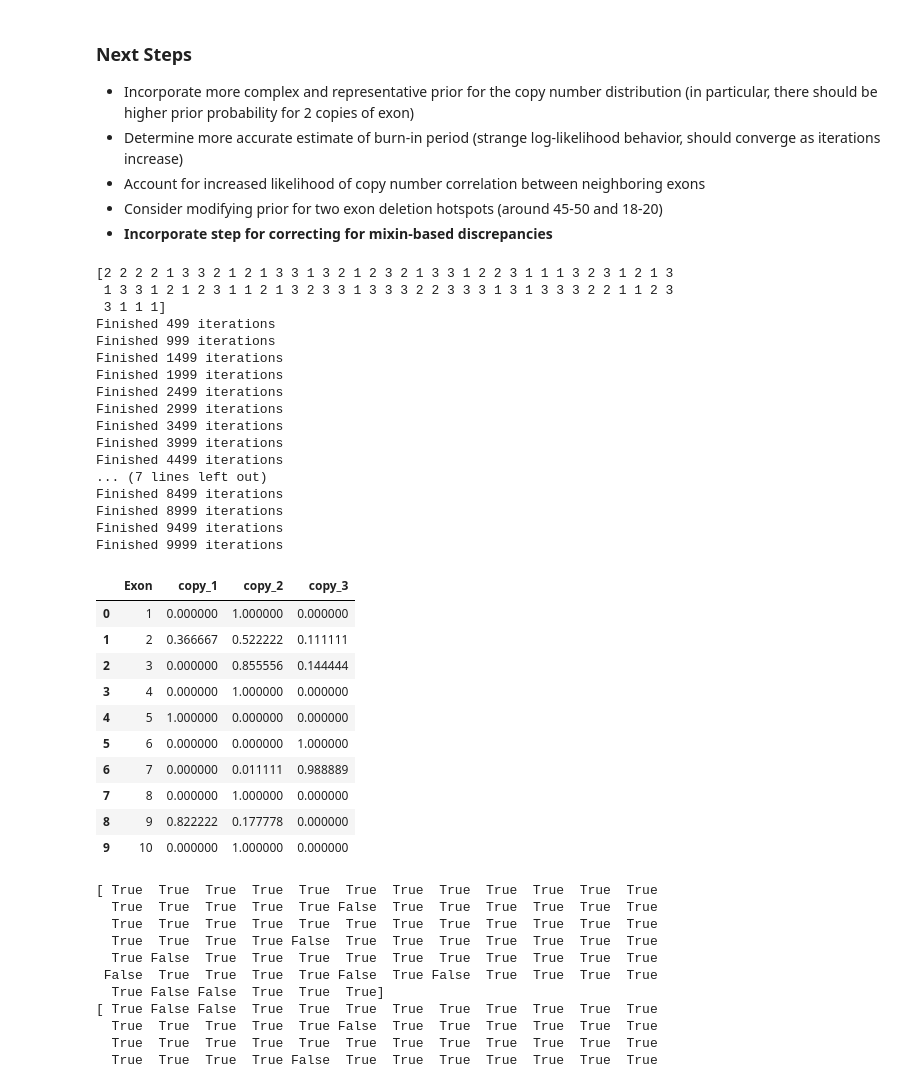
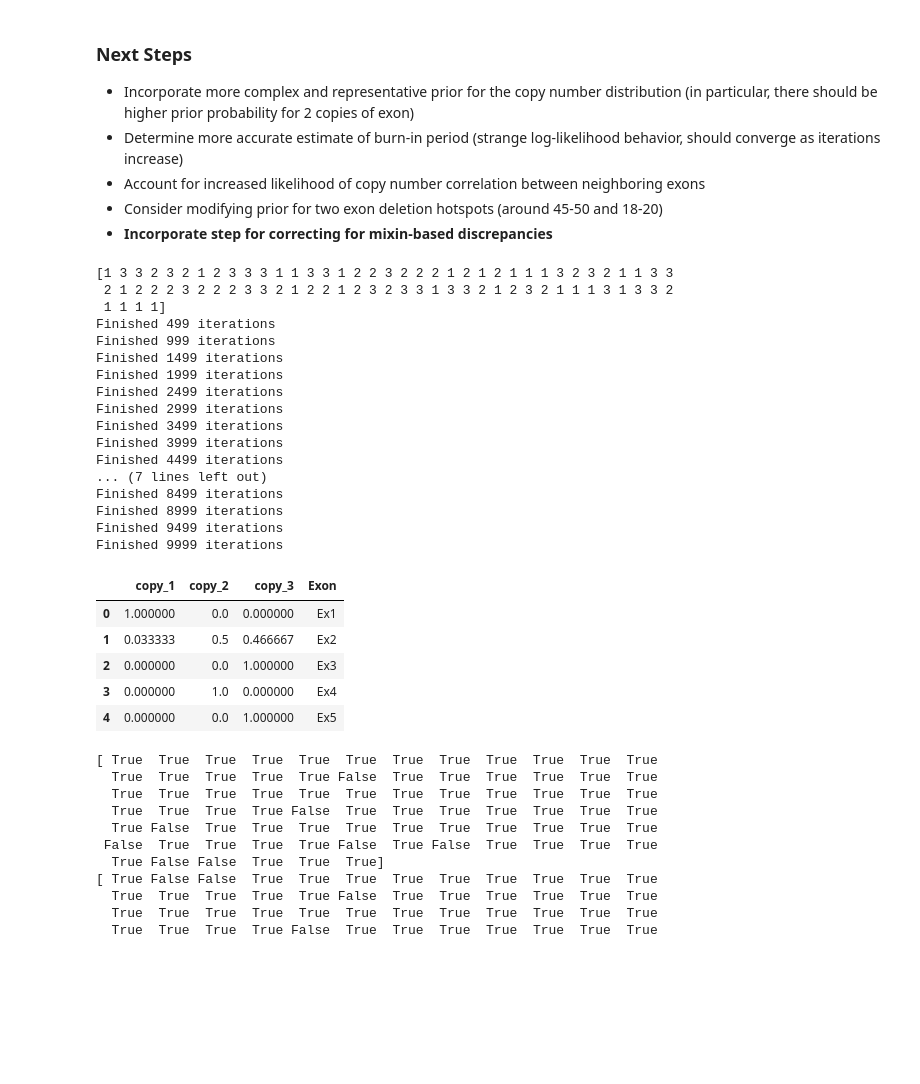
Before and after one commit to vkozareva/geneCNV, a Jupyter notebook: notebooks/Gibbs_sampling_CNV_detection.ipynb, the cells around one changed output. Saved outputs shown, nothing was run; the diff lists cells and outputs as text; code cells hidden in the pictures; blank space fills up the shorter version.

```diff
--- a/notebooks/Gibbs_sampling_CNV_detection.ipynb
+++ b/notebooks/Gibbs_sampling_CNV_detection.ipynb
@@ -197,9 +209,8 @@ def generate_gibbs_df(cnv_support, X_probs, data=None, cnv=None, total_reads=500
                                                 minlength=len(cnv_support)+1)[1:]
     gibbs_data_results = gibbs_data_results / float(len(gibbs_slice))
 
-    gibbs_df = pd.DataFrame(gibbs_data_results, columns =['copy_{}'.format(cnv) for cnv in cnv_support]).reset_index()
-    gibbs_df.rename(columns={'index': 'Exon'}, inplace=True)
-    gibbs_df.Exon = gibbs_df.Exon + 1
+    gibbs_df = pd.DataFrame(gibbs_data_results, columns =['copy_{}'.format(cnv) for cnv in cnv_support])
+    gibbs_df['Exon'] = exon_labels
 
     return gibbs_data, gibbs_data_results, likelihoods, gibbs_df
 # %%
@@ -207,9 +218,9 @@ cnv_support = [1,2,3]
 gibbs_data2, gibbs_data_results2, logliks, gibbs_df2 = generate_gibbs_df(cnv_support, X_probs, total_reads=5000,
                                                                         iterations=10000)
 # %% [output]
-[2 2 2 2 1 3 3 2 1 2 1 3 3 1 3 2 1 2 3 2 1 3 3 1 2 2 3 1 1 1 3 2 3 1 2 1 3
- 1 3 3 1 2 1 2 3 1 1 2 1 3 2 3 3 1 3 3 3 2 2 3 3 3 1 3 1 3 3 3 2 2 1 1 2 3
- 3 1 1 1]
+[1 3 3 2 3 2 1 2 3 3 3 1 1 3 3 1 2 2 3 2 2 2 1 2 1 2 1 1 1 3 2 3 2 1 1 3 3
+ 2 1 2 2 2 3 2 2 2 3 3 2 1 2 2 1 2 3 2 3 3 1 3 3 2 1 2 3 2 1 1 1 3 1 3 3 2
+ 1 1 1 1]
 Finished 499 iterations
 Finished 999 iterations
 Finished 1499 iterations
@@ -225,19 +236,14 @@ Finished 8999 iterations
 Finished 9499 iterations
 Finished 9999 iterations
 # %%
-gibbs_df2.head(10)
+gibbs_df2.head()
 # %% [output]
-|  | Exon | copy_1 | copy_2 | copy_3 |
-| 0 | 1 | 0.000000 | 1.000000 | 0.000000 |
-| 1 | 2 | 0.366667 | 0.522222 | 0.111111 |
-| 2 | 3 | 0.000000 | 0.855556 | 0.144444 |
-| 3 | 4 | 0.000000 | 1.000000 | 0.000000 |
-| 4 | 5 | 1.000000 | 0.000000 | 0.000000 |
-| 5 | 6 | 0.000000 | 0.000000 | 1.000000 |
-| 6 | 7 | 0.000000 | 0.011111 | 0.988889 |
-| 7 | 8 | 0.000000 | 1.000000 | 0.000000 |
-| 8 | 9 | 0.822222 | 0.177778 | 0.000000 |
-| 9 | 10 | 0.000000 | 1.000000 | 0.000000 |
+|  | copy_1 | copy_2 | copy_3 | Exon |
+| 0 | 1.000000 | 0.0 | 0.000000 | Ex1 |
+| 1 | 0.033333 | 0.5 | 0.466667 | Ex2 |
+| 2 | 0.000000 | 0.0 | 1.000000 | Ex3 |
+| 3 | 0.000000 | 1.0 | 0.000000 | Ex4 |
+| 4 | 0.000000 | 0.0 | 1.000000 | Ex5 |
 # %%
 # trying to figure out why the log-likelihoods don't seem to increase significantly
 cnv9000 = gibbs_data2[:,9000]
```
Also changed, not shown: parts of 9 cells of this notebook.
